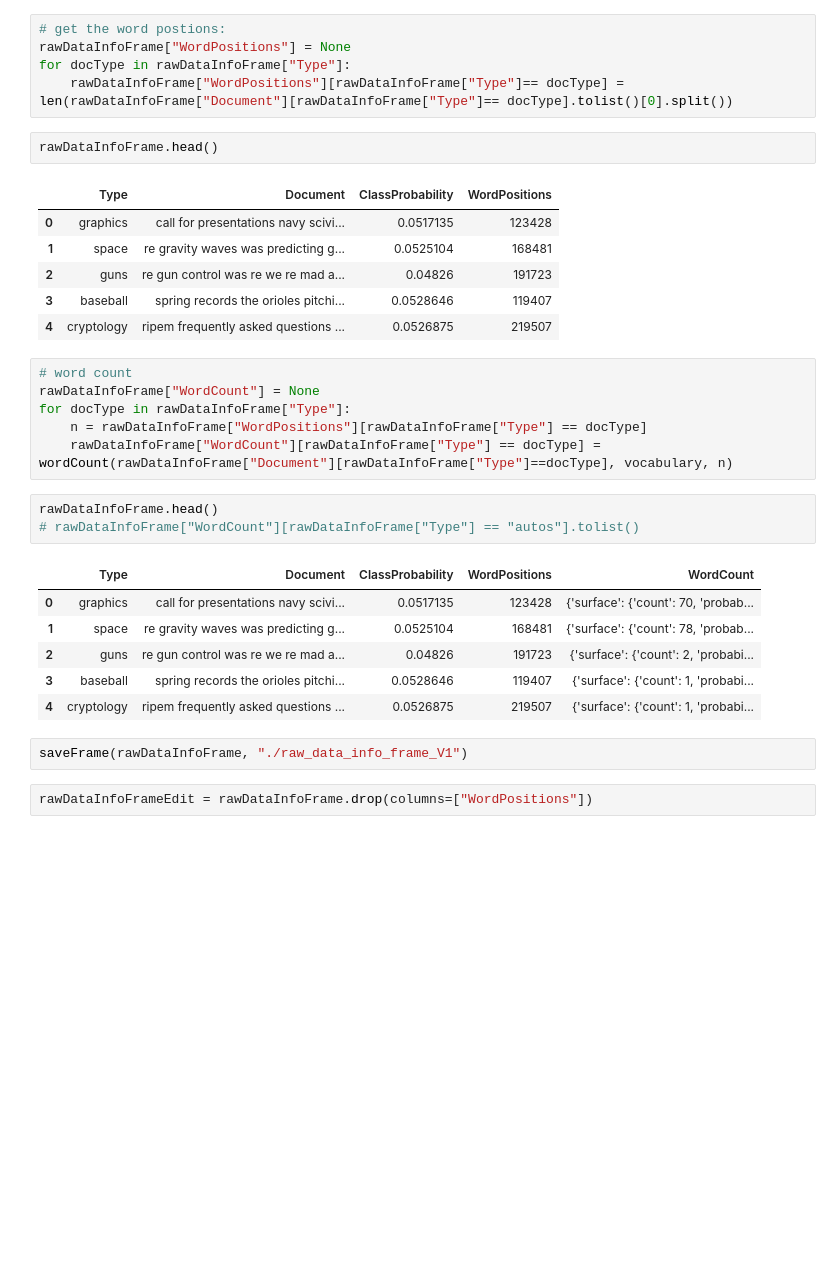
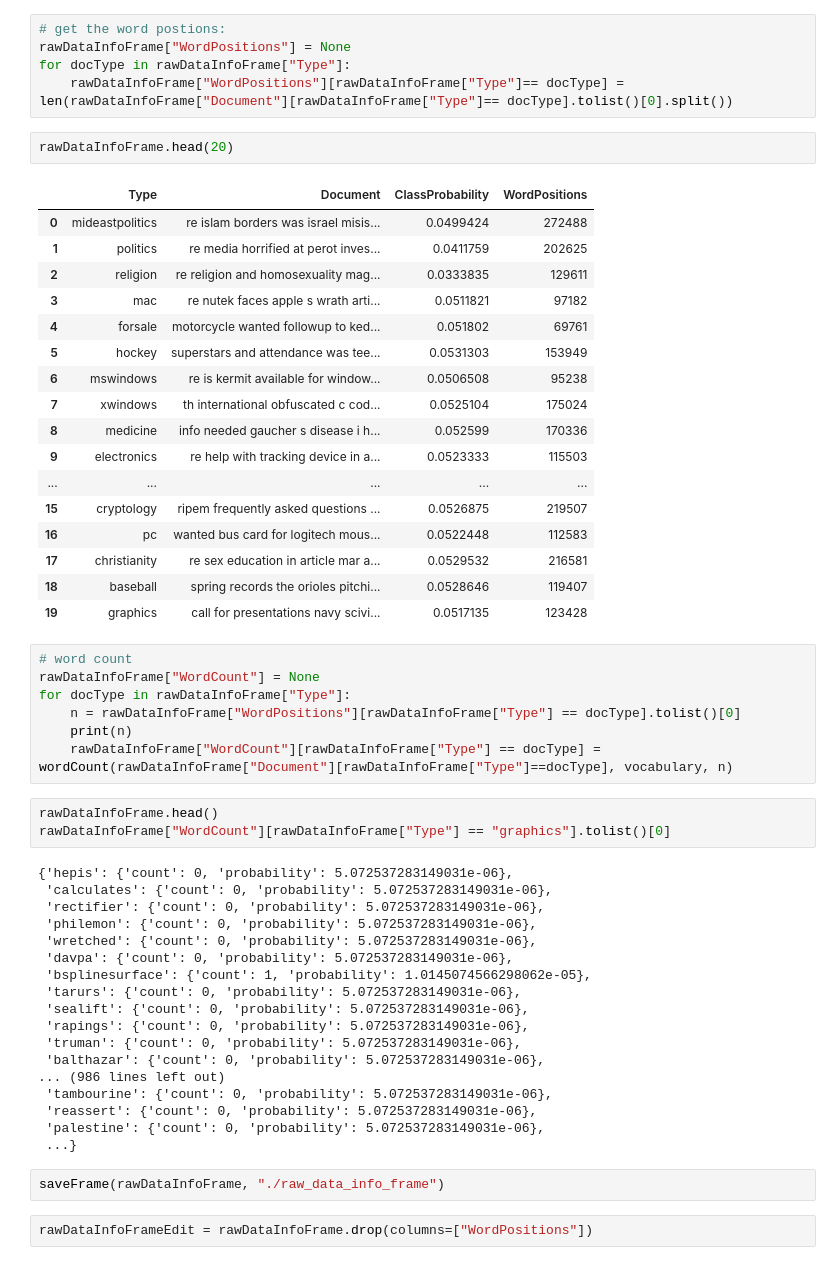
Before and after one commit to AllisonBolen/DocumentClassifier, a Jupyter notebook: RawFiles/RawDataLearning.ipynb, the cells around one changed output. Cells and saved outputs as stored; diff of their text form; blank space fills up the shorter version.

```diff
--- a/RawFiles/RawDataLearning.ipynb
+++ b/RawFiles/RawDataLearning.ipynb
@@ -222,32 +210,55 @@ rawDataInfoFrame["WordPositions"] = None
 for docType in rawDataInfoFrame["Type"]:
     rawDataInfoFrame["WordPositions"][rawDataInfoFrame["Type"]== docType] = len(rawDataInfoFrame["Document"][rawDataInfoFrame["Type"]== docType].tolist()[0].split())
 # %%
-rawDataInfoFrame.head()
+rawDataInfoFrame.head(20)
 # %% [output]
 |  | Type | Document | ClassProbability | WordPositions |
-| 0 | graphics | call for presentations navy scivi... | 0.0517135 | 123428 |
-| 1 | space | re gravity waves was predicting g... | 0.0525104 | 168481 |
-| 2 | guns | re gun control was re we re mad a... | 0.04826 | 191723 |
-| 3 | baseball | spring records the orioles pitchi... | 0.0528646 | 119407 |
-| 4 | cryptology | ripem frequently asked questions ... | 0.0526875 | 219507 |
+| 0 | mideastpolitics | re islam borders was israel misis... | 0.0499424 | 272488 |
+| 1 | politics | re media horrified at perot inves... | 0.0411759 | 202625 |
+| 2 | religion | re religion and homosexuality mag... | 0.0333835 | 129611 |
+| 3 | mac | re nutek faces apple s wrath arti... | 0.0511821 | 97182 |
+| 4 | forsale | motorcycle wanted followup to ked... | 0.051802 | 69761 |
+| 5 | hockey | superstars and attendance was tee... | 0.0531303 | 153949 |
+| 6 | mswindows | re is kermit available for window... | 0.0506508 | 95238 |
+| 7 | xwindows | th international obfuscated c cod... | 0.0525104 | 175024 |
+| 8 | medicine | info needed gaucher s disease i h... | 0.052599 | 170336 |
+| 9 | electronics | re help with tracking device in a... | 0.0523333 | 115503 |
+| ... | ... | ... | ... | ... |
+| 15 | cryptology | ripem frequently asked questions ... | 0.0526875 | 219507 |
+| 16 | pc | wanted bus card for logitech mous... | 0.0522448 | 112583 |
+| 17 | christianity | re sex education in article mar a... | 0.0529532 | 216581 |
+| 18 | baseball | spring records the orioles pitchi... | 0.0528646 | 119407 |
+| 19 | graphics | call for presentations navy scivi... | 0.0517135 | 123428 |
 # %%
 # word count
 rawDataInfoFrame["WordCount"] = None
 for docType in rawDataInfoFrame["Type"]:
-    n = rawDataInfoFrame["WordPositions"][rawDataInfoFrame["Type"] == docType]
+    n = rawDataInfoFrame["WordPositions"][rawDataInfoFrame["Type"] == docType].tolist()[0]
+    print(n)
     rawDataInfoFrame["WordCount"][rawDataInfoFrame["Type"] == docType] = wordCount(rawDataInfoFrame["Document"][rawDataInfoFrame["Type"]==docType], vocabulary, n)
 # %%
 rawDataInfoFrame.head()
-# rawDataInfoFrame["WordCount"][rawDataInfoFrame["Type"] == "autos"].tolist()
+rawDataInfoFrame["WordCount"][rawDataInfoFrame["Type"] == "graphics"].tolist()[0]
 # %% [output]
-|  | Type | Document | ClassProbability | WordPositions | WordCount |
-| 0 | graphics | call for presentations navy scivi... | 0.0517135 | 123428 | {'surface': {'count': 70, 'probab... |
-| 1 | space | re gravity waves was predicting g... | 0.0525104 | 168481 | {'surface': {'count': 78, 'probab... |
-| 2 | guns | re gun control was re we re mad a... | 0.04826 | 191723 | {'surface': {'count': 2, 'probabi... |
-| 3 | baseball | spring records the orioles pitchi... | 0.0528646 | 119407 | {'surface': {'count': 1, 'probabi... |
-| 4 | cryptology | ripem frequently asked questions ... | 0.0526875 | 219507 | {'surface': {'count': 1, 'probabi... |
+{'hepis': {'count': 0, 'probability': 5.072537283149031e-06},
+ 'calculates': {'count': 0, 'probability': 5.072537283149031e-06},
+ 'rectifier': {'count': 0, 'probability': 5.072537283149031e-06},
+ 'philemon': {'count': 0, 'probability': 5.072537283149031e-06},
+ 'wretched': {'count': 0, 'probability': 5.072537283149031e-06},
+ 'davpa': {'count': 0, 'probability': 5.072537283149031e-06},
+ 'bsplinesurface': {'count': 1, 'probability': 1.0145074566298062e-05},
+ 'tarurs': {'count': 0, 'probability': 5.072537283149031e-06},
+ 'sealift': {'count': 0, 'probability': 5.072537283149031e-06},
+ 'rapings': {'count': 0, 'probability': 5.072537283149031e-06},
+ 'truman': {'count': 0, 'probability': 5.072537283149031e-06},
+ 'balthazar': {'count': 0, 'probability': 5.072537283149031e-06},
+... (986 lines left out)
+ 'tambourine': {'count': 0, 'probability': 5.072537283149031e-06},
+ 'reassert': {'count': 0, 'probability': 5.072537283149031e-06},
+ 'palestine': {'count': 0, 'probability': 5.072537283149031e-06},
+ ...}
 # %%
-saveFrame(rawDataInfoFrame, "./raw_data_info_frame_V1")
+saveFrame(rawDataInfoFrame, "./raw_data_info_frame")
 # %%
 rawDataInfoFrameEdit = rawDataInfoFrame.drop(columns=["WordPositions"])
 # %%
```
Also changed, not shown: parts of 5 cells of this notebook, 13 other files.
